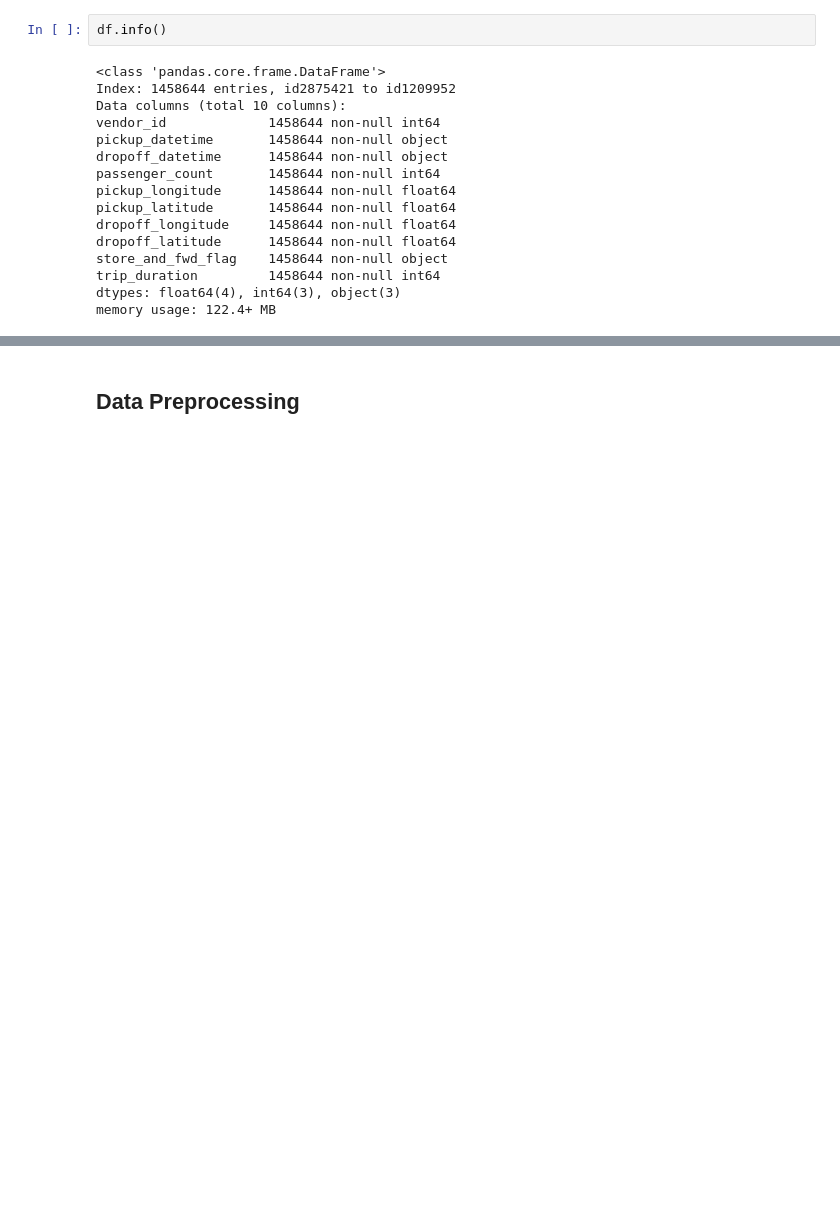
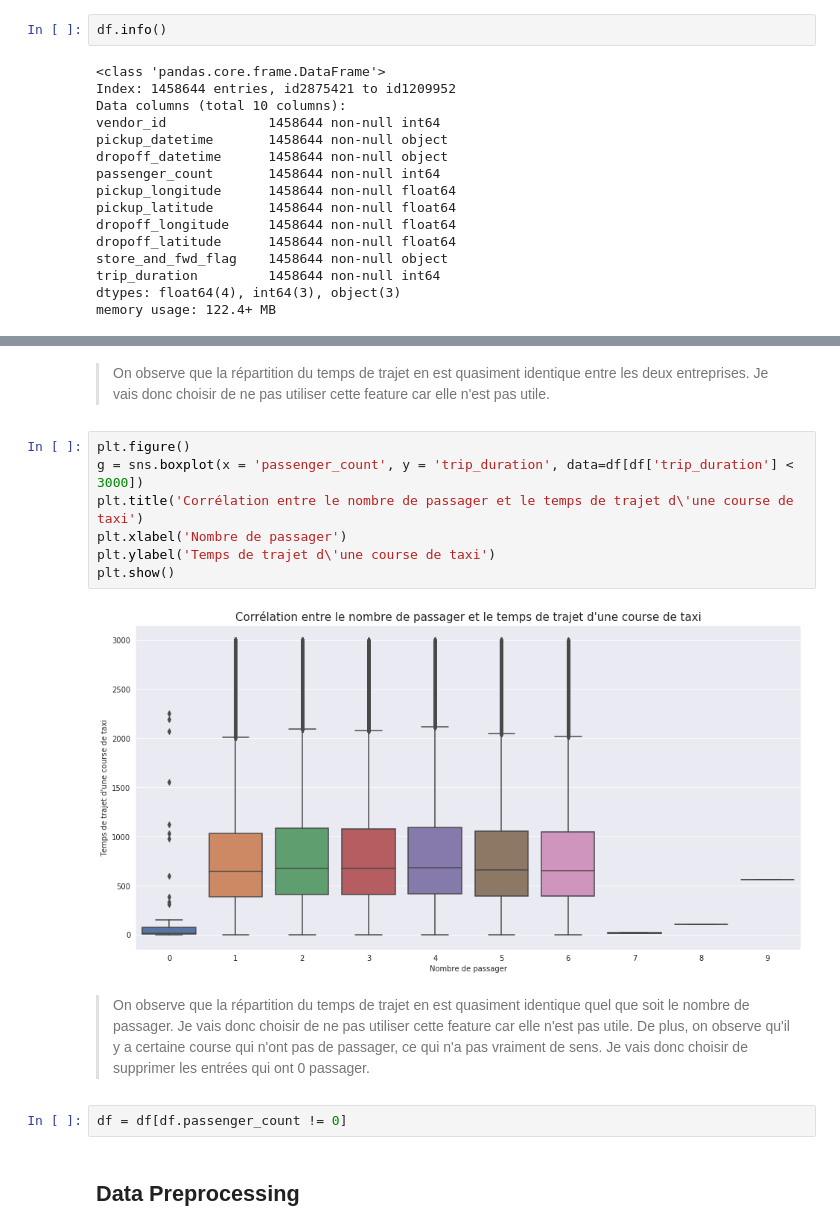
Before and after one commit to Hugo-Gomez/NYC_Taxi_Trip_Duration, a Jupyter notebook: Hugo Gomez - NYC Taxi Trip Duration.ipynb, the cells around one changed output, grey strips where cells are left out. Cells and saved outputs as stored; diff of their text form; blank space fills up the shorter version.

```diff
--- a/Hugo Gomez - NYC Taxi Trip Duration.ipynb
+++ b/Hugo Gomez - NYC Taxi Trip Duration.ipynb
@@ -66,3 +168,19 @@ memory usage: 122.4+ MB
+# %% [markdown]
+> On observe que la répartition du temps de trajet en est quasiment identique entre les deux entreprises. Je vais donc choisir de ne pas utiliser cette feature car elle n'est pas utile.
+# %%
+plt.figure()
+g = sns.boxplot(x = 'passenger_count', y = 'trip_duration', data=df[df['trip_duration'] < 3000])
+plt.title('Corrélation entre le nombre de passager et le temps de trajet d\'une course de taxi')
+plt.xlabel('Nombre de passager')
+plt.ylabel('Temps de trajet d\'une course de taxi')
+plt.show()
+# %% [output]
+[figure, added]
+# %% [markdown]
+> On observe que la répartition du temps de trajet en est quasiment identique quel que soit le nombre de passager. Je vais donc choisir de ne pas utiliser cette feature car elle n'est pas utile.
+De plus, on observe qu'il y a certaine course qui n'ont pas de passager, ce qui n'a pas vraiment de sens. Je vais donc choisir de supprimer les entrées qui ont 0 passager.
+# %%
+df = df[df.passenger_count != 0]
 # %% [markdown]
 ## Data Preprocessing
 # %% [markdown]
```
Also changed, not shown: parts of 81 cells of this notebook.
